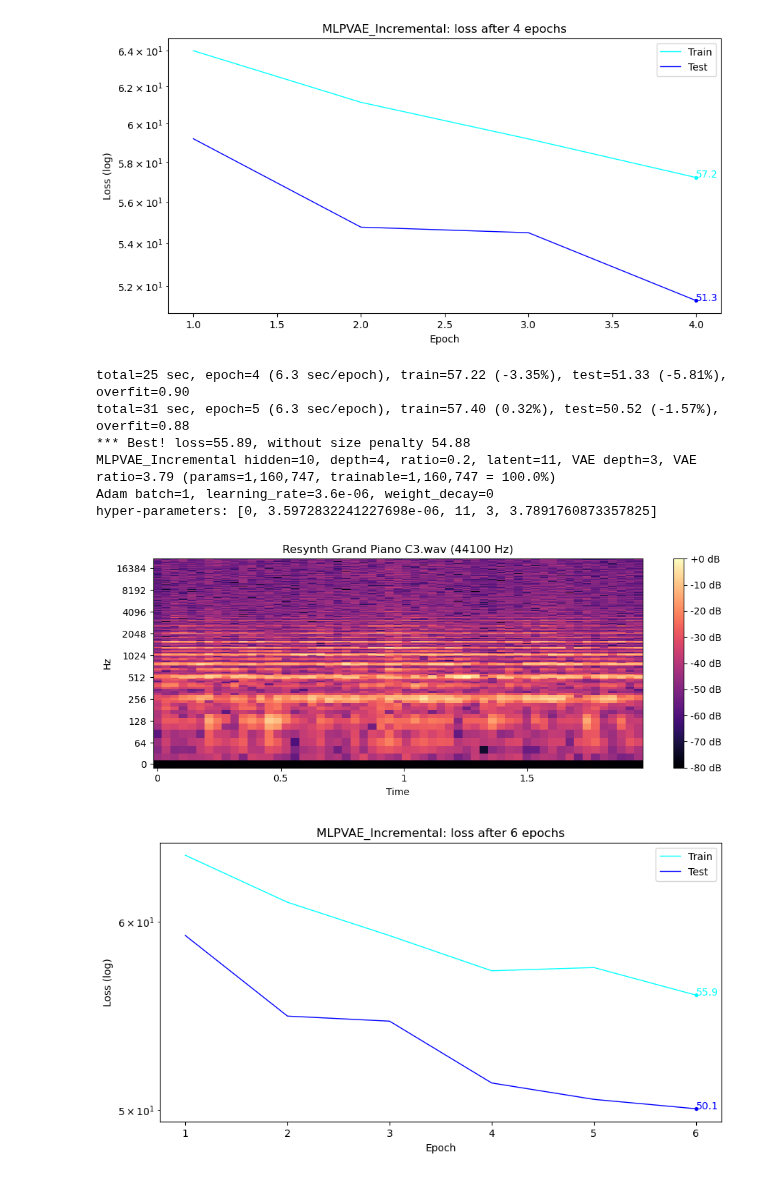
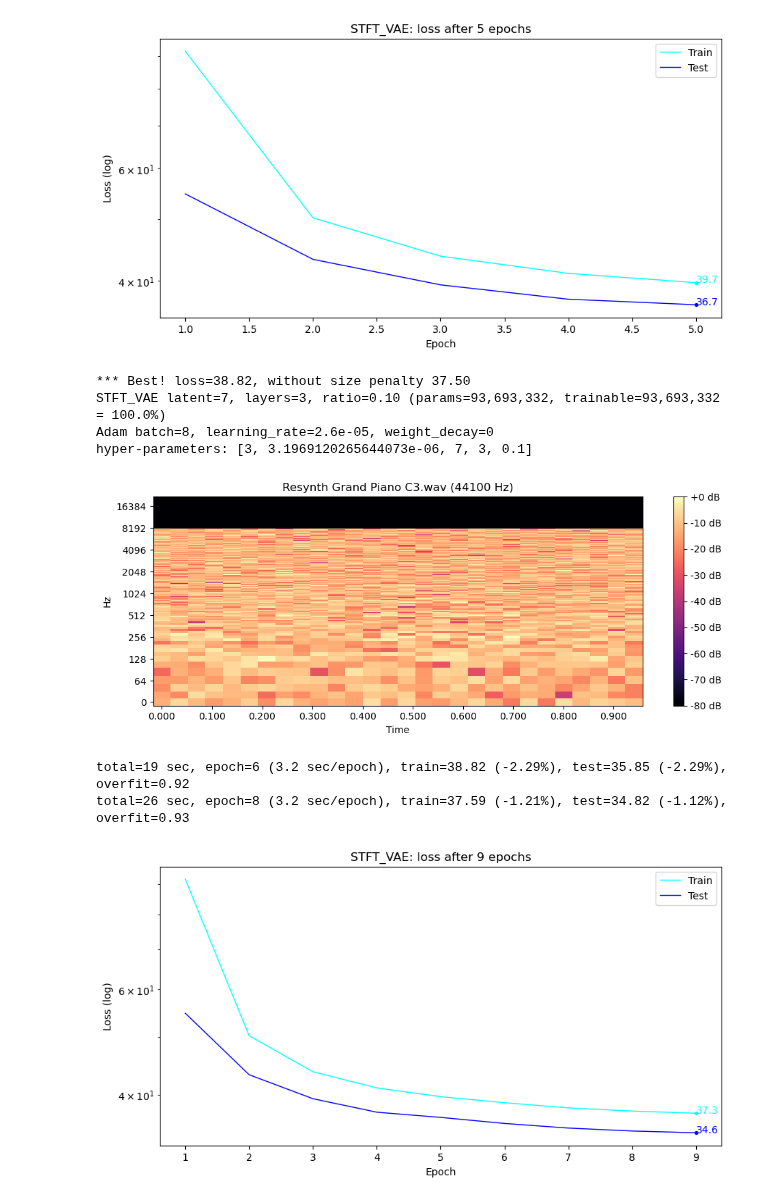
Before and after one commit to RikMaxSpeed/SampleGen, a Jupyter notebook: MakeAndTrain.ipynb, the cells around one changed output. Saved outputs shown, nothing was run; the diff lists cells and outputs as text; code cells hidden in the pictures.

```diff
--- a/MakeAndTrain.ipynb
+++ b/MakeAndTrain.ipynb
@@ -27,11 +30,11 @@ Using sample rate=44100 Hz, FFT=2048 buckets, hop=1536 samples, duration=2.0 sec
 
 #model = "MLP_VAE"
 #model = "StepWiseMLP"
-model = "MLPVAE_Incremental"
+#model = "MLPVAE_Incremental"
 
 #model = "RNN_VAE"
 
-#model = "STFT_VAE"
+model = "STFT_VAE"
 
 # First optimise the hyper-parameters for this model
 #optimise_hyper_parameters(model)
@@ -65,9 +68,9 @@ total=19 sec, epoch=3 (6.3 sec/epoch), train=59.20 (-3.18%), test=54.50 (-0.49%)
-[figure, old version]
+[figure, new version]
-total=25 sec, epoch=4 (6.3 sec/epoch), train=57.22 (-3.35%), test=51.33 (-5.81%), overfit=0.90
-total=31 sec, epoch=5 (6.3 sec/epoch), train=57.40 (0.32%), test=50.52 (-1.57%), overfit=0.88
-*** Best! loss=55.89, without size penalty 54.88
-MLPVAE_Incremental hidden=10, depth=4, ratio=0.2, latent=11, VAE depth=3, VAE ratio=3.79 (params=1,160,747, trainable=1,160,747 = 100.0%)
-Adam batch=1, learning_rate=3.6e-06, weight_decay=0
-hyper-parameters: [0, 3.5972832241227698e-06, 11, 3, 3.7891760873357825]
+*** Best! loss=38.82, without size penalty 37.50
+STFT_VAE latent=7, layers=3, ratio=0.10 (params=93,693,332, trainable=93,693,332 = 100.0%)
+Adam batch=8, learning_rate=2.6e-05, weight_decay=0
+hyper-parameters: [3, 3.1969120265644073e-06, 7, 3, 0.1]
-[figure, old version]
+[figure, new version]
+total=19 sec, epoch=6 (3.2 sec/epoch), train=38.82 (-2.29%), test=35.85 (-2.29%), overfit=0.92
+total=26 sec, epoch=8 (3.2 sec/epoch), train=37.59 (-1.21%), test=34.82 (-1.12%), overfit=0.93
-[figure, old version]
+[figure, new version]
```
Also changed, not shown: parts of 3 cells of this notebook, 7 other files.
